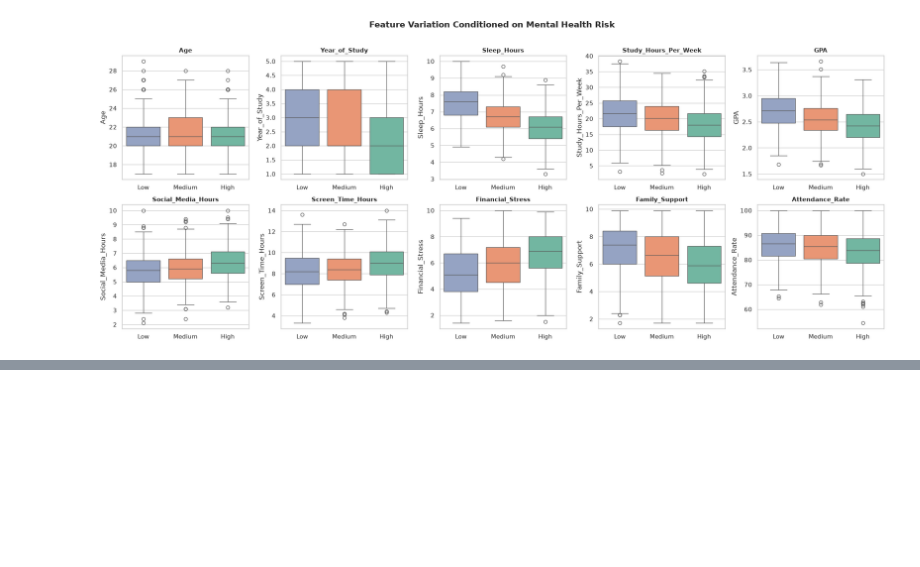
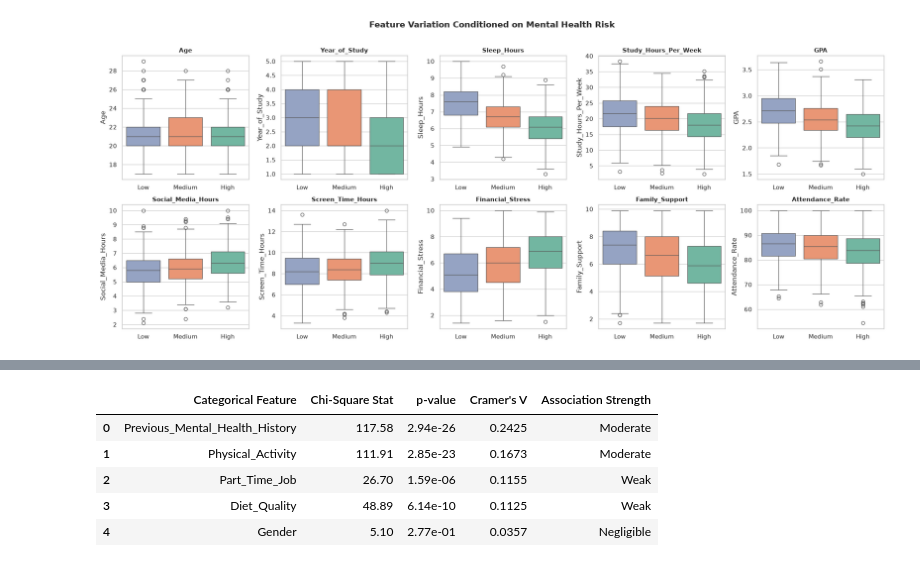
Before and after one commit to Badr-Eddine-Slaoui/CAMPUSWELL-RIS-LAB, a Jupyter notebook: notebooks/01_eda.ipynb, the cells around one changed output, grey strips where cells are left out. Saved outputs shown, nothing was run; the diff lists cells and outputs as text; code cells hidden in the pictures; blank space fills up the shorter version.

```diff
--- a/notebooks/01_eda.ipynb
+++ b/notebooks/01_eda.ipynb
@@ -268,0 +301,28 @@ plt.show()
+# %%
+cat_features = ORDINAL_FEATURES + NOMINAL_FEATURES + BINARY_FEATURES
+association_records = []
+
+for col in cat_features:
+    valid_data = df[[col, TARGET_COLUMN]].dropna()
+    ct = pd.crosstab(valid_data[col], valid_data[TARGET_COLUMN])
+    chi2, p_val, dof, _ = stats.chi2_contingency(ct)
+    n = ct.sum().sum()
+    r, k = ct.shape
+    cramers_v = np.sqrt(chi2 / (n * (min(r, k) - 1)))
+    association_records.append({
+        "Categorical Feature": col,
+        "Chi-Square Stat": round(float(chi2), 2),
+        "p-value": f"{p_val:.2e}",
+        "Cramer's V": round(float(cramers_v), 4),
+        "Association Strength": "Moderate" if cramers_v > 0.15 else ("Weak" if cramers_v > 0.05 else "Negligible")
+    })
+
+cat_assoc_df = pd.DataFrame(association_records).sort_values("Cramer's V", ascending=False).reset_index(drop=True)
+cat_assoc_df
+# %% [output]
+|  | Categorical Feature | Chi-Square Stat | p-value | Cramer's V | Association Strength |
+| 0 | Previous_Mental_Health_History | 117.58 | 2.94e-26 | 0.2425 | Moderate |
+| 1 | Physical_Activity | 111.91 | 2.85e-23 | 0.1673 | Moderate |
+| 2 | Part_Time_Job | 26.70 | 1.59e-06 | 0.1155 | Weak |
+| 3 | Diet_Quality | 48.89 | 6.14e-10 | 0.1125 | Weak |
+| 4 | Gender | 5.10 | 2.77e-01 | 0.0357 | Negligible |
```
Also changed, not shown: parts of 5 cells of this notebook.
